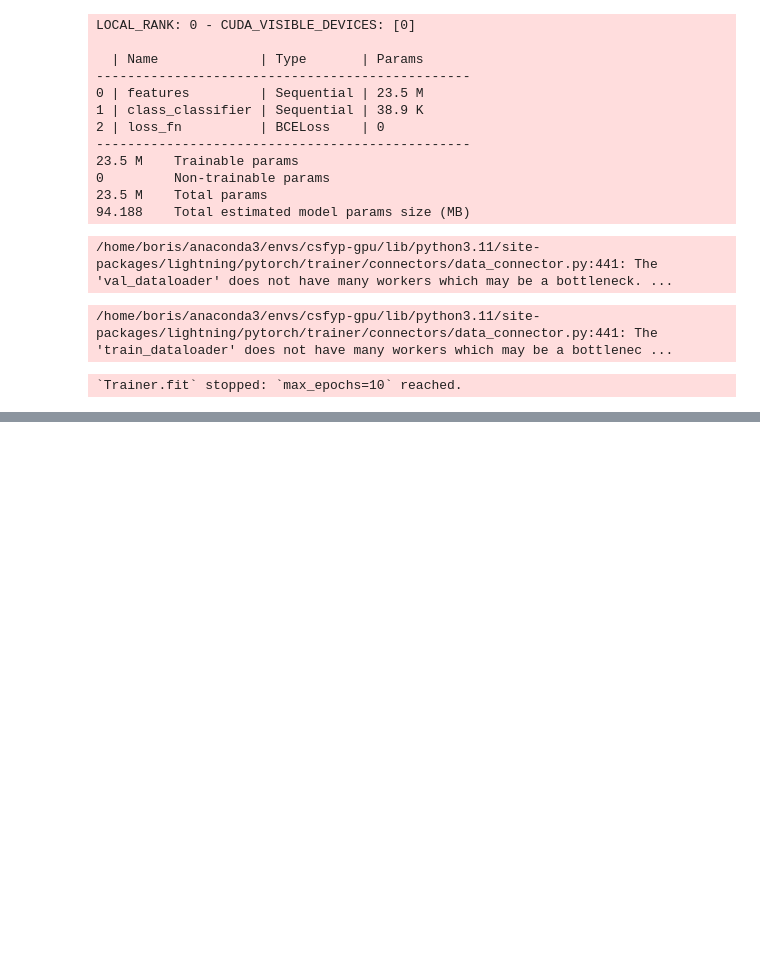
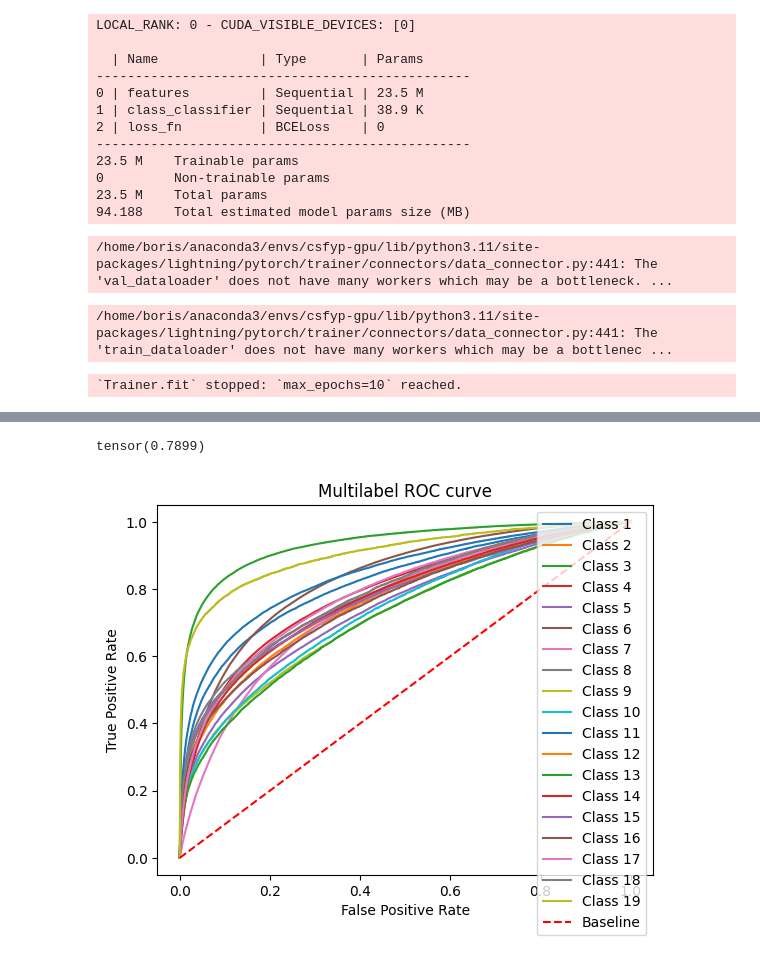
Before and after one commit to BorisLeung/STAT4012, a Jupyter notebook: transfer.ipynb, the cells around one changed output, grey strips where cells are left out. Saved outputs shown, nothing was run; the diff lists cells and outputs as text; code cells hidden in the pictures; blank space fills up the shorter version.

Commit message:
Add evaluation

```diff
--- a/transfer.ipynb
+++ b/transfer.ipynb
@@ -156,35 +164,12 @@ print(genres)
 # %%
 from sklearn.metrics import roc_auc_score
-import numpy as np
-import torch
-from torch.utils.data import DataLoader
-from tqdm import tqdm
+
+from dataset import PosterDataset
 
 
-# Assuming `model` is your PyTorch Lightning model
-# and `dataloader` is your DataLoader for the validation dataset
-
-model_loaded.eval()  # Set the model to evaluation mode
-
-# Lists to store true labels and prediction probabilities
-true_labels = []
-pred_probs = []
-all_data_loader = DataLoader(all_data, batch_size=1, shuffle=False)
-
-# Disable gradient calculation for evaluation
-with torch.no_grad():
-    for batch in tqdm(all_data_loader):
-        inputs, labels = batch
-        # outputs = model_loaded(inputs)
-        outputs = model_loaded(inputs.unsqueeze(0))
-
-        # Store true labels and predictions
-        true_labels.append(labels)
-        pred_probs.append(outputs)
-
 # Concatenate all the batches
-true_labels = np.vstack(true_labels)
-pred_probs = np.vstack(pred_probs)
+true_labels = pd.read_csv(PosterDataset.csv_file).iloc[:, 1:-1].to_numpy().astype(np.float32)
+pred_probs = all_prediction
 
 # Calculate ROC AUC for each label
 roc_auc_scores = {}
@@ -202,0 +207,22 @@ KeyboardInterrupt:
+# %%
+import torchmetrics, torch
+
+torchmetrics.classification.MultilabelAUROC(true_labels.shape[1])(torch.tensor(pred_probs), torch.tensor(true_labels).long())
+# %% [output]
+tensor(0.7899)
+# %%
+from sklearn.metrics import roc_curve
+import matplotlib.pyplot as plt
+
+# Assuming `true_labels` and `pred_probs` are your true labels and predicted probabilities
+for i in range(true_labels.shape[1]):
+    fpr, tpr, _ = roc_curve(true_labels[:, i], pred_probs[:, i])
+    plt.plot(fpr, tpr, label=f'Class {i+1}')
+plt.plot([0, 1], [0, 1], color='red', linestyle='--', label='Baseline')
+plt.xlabel('False Positive Rate')
+plt.ylabel('True Positive Rate')
+plt.title('Multilabel ROC curve')
+plt.legend()
+plt.show()
+# %% [output]
+[figure, added]
```
Also changed, not shown: parts of 8 cells of this notebook.
